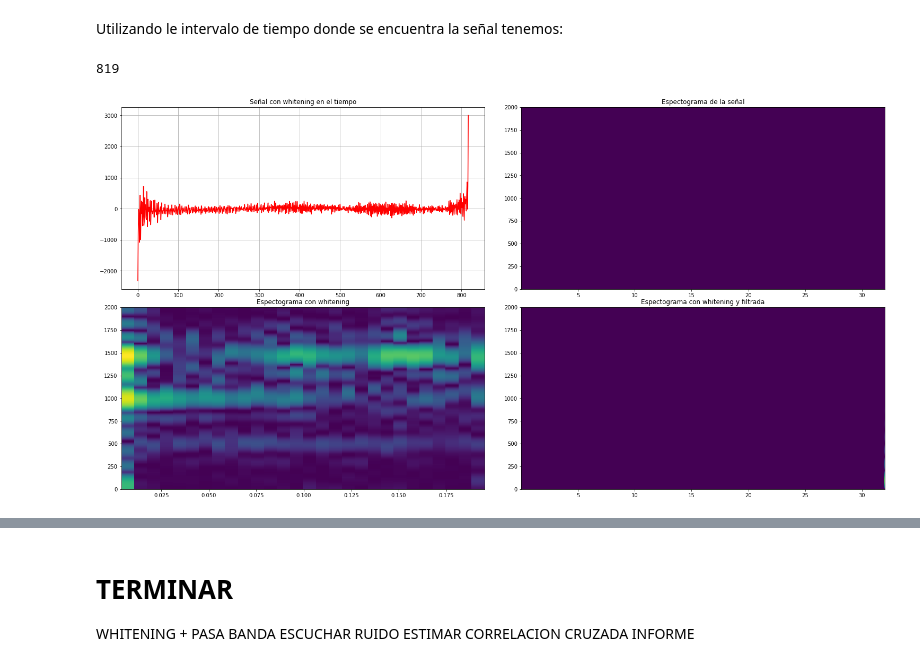
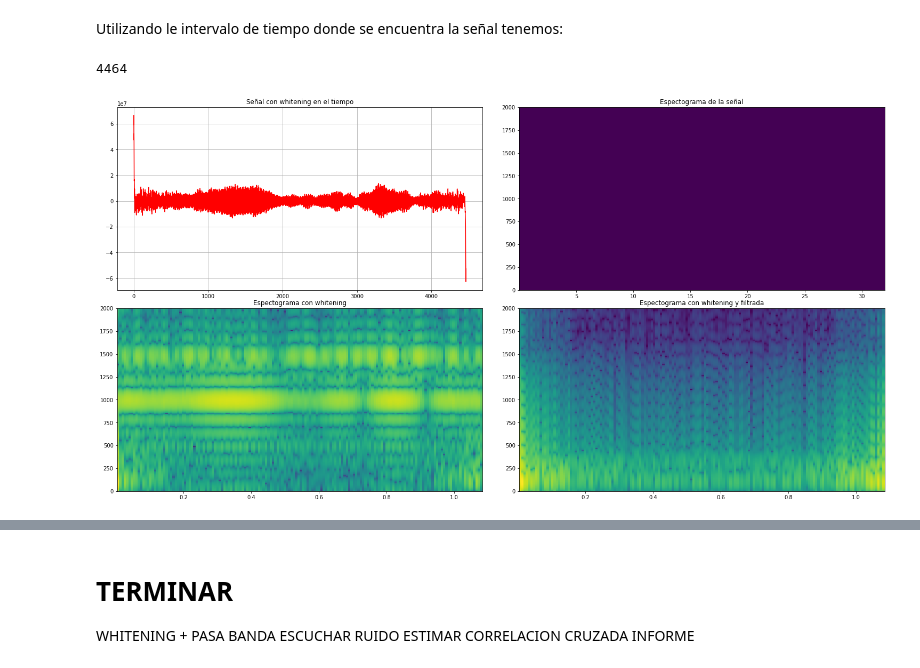
Before and after one commit to ManuMollon261297/PASA, a Jupyter notebook: TP1/code/pasa_tp1.ipynb, the cells around one changed output, grey strips where cells are left out. Drawn from its saved outputs; the diff is of its cells as text; code cells hidden in the pictures.

Commit message:
Mei interpolacion para el psd de ruido

```diff
--- a/TP1/code/pasa_tp1.ipynb
+++ b/TP1/code/pasa_tp1.ipynb
@@ -509,10 +508,10 @@ def AddSpectrogramPlot(nfft,nperseg,data,title,index,row=2,column=2,fs=4096):
  plt.ylim(top=2000)
 # %%
 nperseg = 2**12
-#psd_noise_h1 = welchBartlett(dataH1[0:65536], fs=4096, D=0, L=nperseg, k=65536//nperseg, window = signal.get_window('hann', nperseg), padding=len(dataH1)-nperseg)
-#psd_noise_l1 = welchBartlett(dataL1[0:65536], fs=4096, D=0, L=nperseg, k=65536//nperseg, window = signal.get_window('hann', nperseg), padding=len(dataH1)-nperseg)
-psd_noise_h1 = BlackmanTukey(dataH1,65537,65537,16)
-whitened_signal_h1 = whitening(dataH1,psd_noise_h1,4096)
+psd_noise_h1 = welchBartlett(dataH1[0:65536], fs=4096, D=0, L=nperseg, k=65536//nperseg, window = signal.get_window('hann', nperseg), padding=len(dataH1)-nperseg)
+psd_noise_l1 = welchBartlett(dataL1[0:65536], fs=4096, D=0, L=nperseg, k=65536//nperseg, window = signal.get_window('hann', nperseg), padding=len(dataH1)-nperseg)
+psd_func = interp1d(np.fft.fftfreq(len(psd_noise_h1),d=1./fs),psd_noise_h1)
+whitened_signal_h1 = whitening(dataH1,psd_func,fs)
 #whitened_signal_l1 = whitening(dataL1,psd_noise_l1,4096)
 #print(whitened_signal_h1)
 
@@ -523,12 +522,12 @@ plt.title("Señal con whitening en el tiempo")
 plt.plot(whitened_signal_h1,'r',label='H1')
 plt.grid(True)
 #original
-AddSpectrogramPlot(nfft=8192,nperseg=1024,data=dataH1,title="Espectograma de la señal",index=2)
+AddSpectrogramPlot(nfft=8192,nperseg=512,data=dataH1,title="Espectograma de la señal",index=2)
 #Whitening
-AddSpectrogramPlot(nfft=8192,nperseg=1024,data=whitened_signal_h1,title="Espectograma con whitening",index=3)
+AddSpectrogramPlot(nfft=8192,nperseg=512,data=whitened_signal_h1,title="Espectograma con whitening",index=3)
 #Whitening y filtrada
-filtered_signal_h1 = whitening(dataH1,psd_noise_h1,4096,filter=True)
-AddSpectrogramPlot(nfft=8192,nperseg=1024,data=filtered_signal_h1,title="Espectograma con whitening y filtrada",index=4)
+filtered_signal_h1 = whitening(dataH1,psd_func,4096,filter=True)
+AddSpectrogramPlot(nfft=8192,nperseg=512,data=filtered_signal_h1,title="Espectograma con whitening y filtrada",index=4)
 plt.savefig('whitening.png')
 plt.show()
 # %% [output]
@@ -541,33 +540,28 @@ plt.plot(filtered_signal_h1[Nevent:Nend])
 # %% [markdown]
 Utilizando le intervalo de tiempo donde se encuentra la señal tenemos:
 # %%
-nperseg = 2**12
-Nevent = 67264
-Nend = Nevent + int(200e-3*4096)
+nfft_spect = 2048
+nperseg = 256
+Nevent = 65536
+Nend = 70000
 print(len(dataH1[Nevent:Nend]))
-psd_noise_h1 = welchBartlett(dataH1[0:65536], fs=4096, D=0, L=nperseg, k=65536//nperseg, window = signal.get_window('hann', nperseg), padding=len(dataH1[Nevent:Nend])-nperseg)
-psd_noise_l1 = welchBartlett(dataL1[0:65536], fs=4096, D=0, L=nperseg, k=65536//nperseg, window = signal.get_window('hann', nperseg), padding=len(dataH1[Nevent:Nend])-nperseg)
-#psd_signal_h1 = welchBartlett(dataH1[Nevent:Nend], fs=4096, D=0, L=nperseg, k=int(200e-3*4096)//nperseg,
-#                             window = signal.get_window('hann', nperseg), padding=len(dataH1)-nperseg)
-#psd_signal_l1 = welchBartlett(dataL1[Nevent:Nend], fs=4096, D=0, L=nperseg, k=int(200e-3*4096)//nperseg,
-#                             window = signal.get_window('hann', nperseg), padding=len(dataL1)-nperseg)
-whitened_signal_h1 = whitening(dataH1[Nevent:Nend],psd_noise_h1,4096)
-whitened_signal_l1 = whitening(dataL1[Nevent:Nend],psd_noise_l1,4096)
+whitened_signal_h1 = whitening(dataH1[Nevent:Nend],psd_func,4096)
+whitened_signal_l1 = whitening(dataL1[Nevent:Nend],psd_func,4096)
 
 plt.figure(figsize=(20,10))
 plt.subplots_adjust(top = 1, bottom = 0, right = 1, left = 0, hspace = 0.1, wspace = 0.1)
 plt.subplot(221)
 plt.title("Señal con whitening en el tiempo")
 plt.plot(whitened_signal_h1,'r',label='H1')
 plt.grid(True)
 #original
-AddSpectrogramPlot(nfft=1024,nperseg=32,data=dataH1,title="Espectograma de la señal",index=2)
+AddSpectrogramPlot(nfft=nfft_spect,nperseg=32,data=dataH1,title="Espectograma de la señal",index=2)
 #Whitening
-AddSpectrogramPlot(nfft=1024,nperseg=32,data=whitened_signal_h1,title="Espectograma con whitening",index=3)
+AddSpectrogramPlot(nfft=nfft_spect,nperseg=32,data=whitened_signal_h1,title="Espectograma con whitening",index=3)
 #Whitening y filtrada
-filtered_signal_h1 = whitening(dataH1,psd_signal_h1,4096,filter=True)
-AddSpectrogramPlot(nfft=1024,nperseg=32,data=filtered_signal_h1,title="Espectograma con whitening y filtrada",index=4)
+filtered_signal_h1 = whitening(dataH1[Nevent:Nend],psd_func,4096,filter=True)
+AddSpectrogramPlot(nfft=nfft_spect,nperseg=32,data=filtered_signal_h1,title="Espectograma con whitening y filtrada",index=4)
 plt.show()
 # %% [output]
-819
+4464
-[figure, old version]
+[figure, new version]
```
Also changed, not shown: parts of 5 cells of this notebook.
